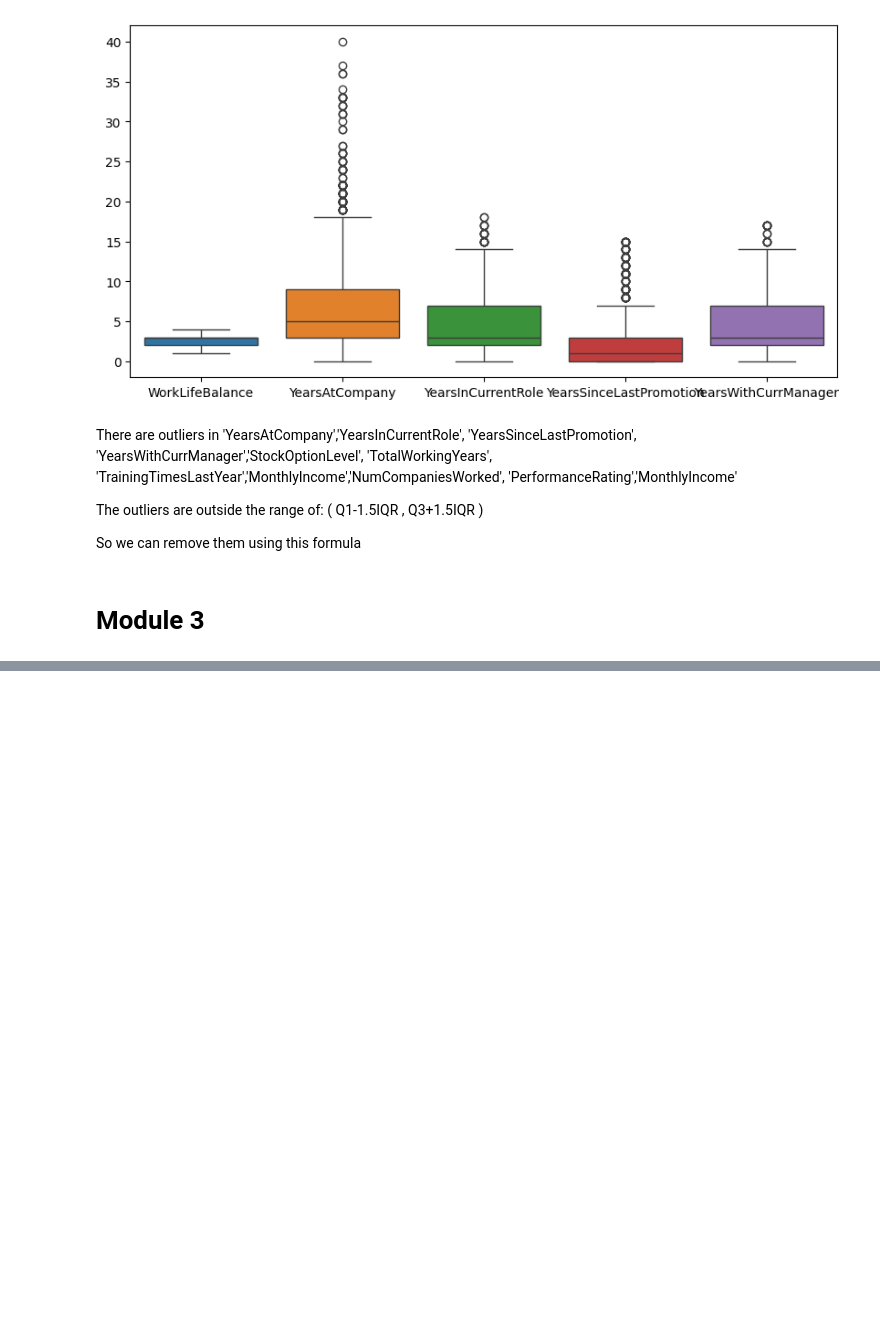
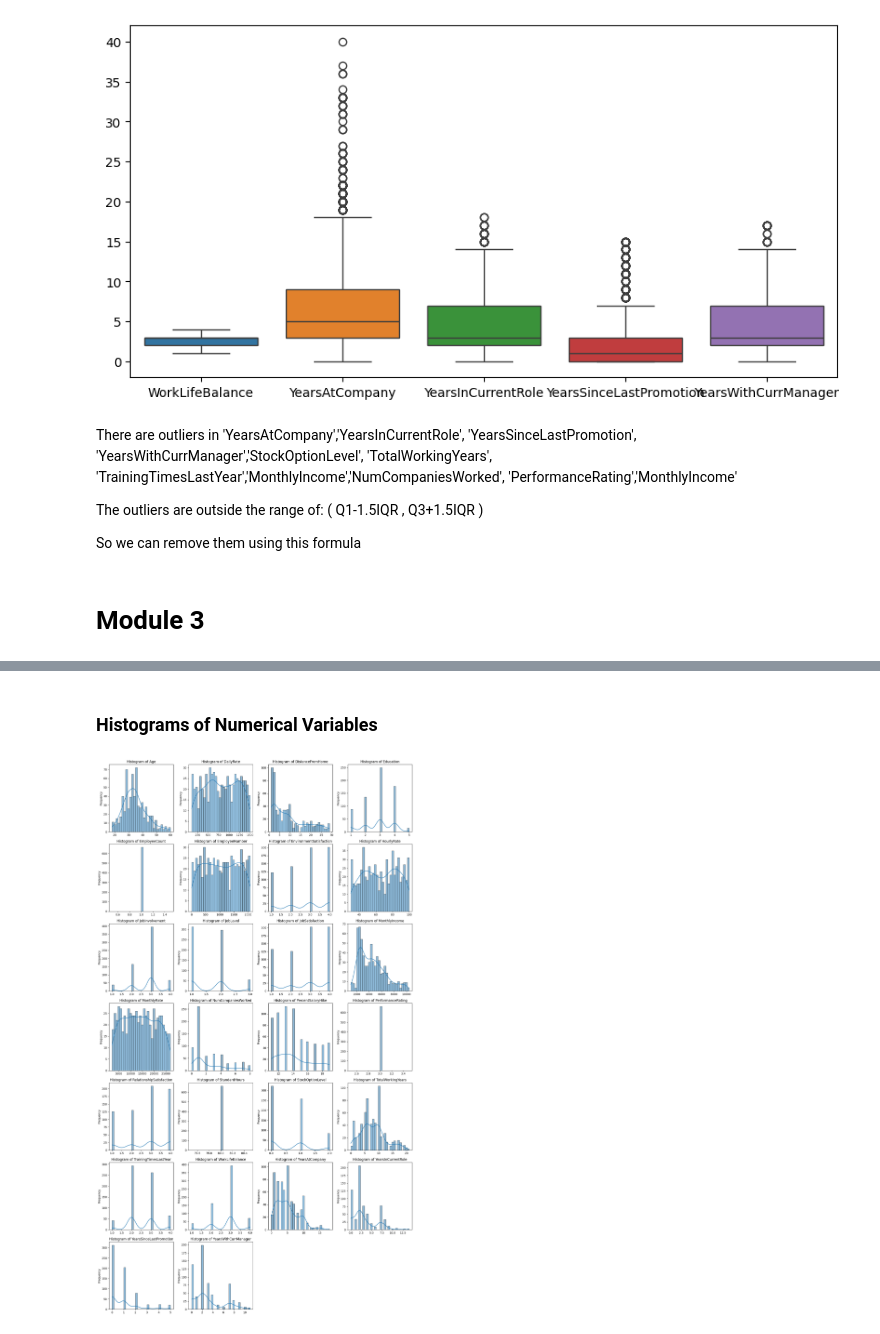
Before and after one commit to Shweta21BCE2781/BCSE331L-EDA, a Jupyter notebook: 21BCE2781.ipynb, the cells around one changed output, grey strips where cells are left out. Saved outputs shown, nothing was run; the diff lists cells and outputs as text; code cells hidden in the pictures; blank space fills up the shorter version.

```diff
--- a/21BCE2781.ipynb
+++ b/21BCE2781.ipynb
@@ -251,3 +251,12 @@ for col in columns:
         df = df[(df[col] >= lower) & (df[col] <= upper)]
 # %% [markdown]
 # Module 3
+# %%
+# Import necessary libraries
+import pandas as pd
+import seaborn as sns
+import matplotlib.pyplot as plt
+from IPython.display import display, Markdown
+
+# Select only numerical columns
+numerical_df = df.select_dtypes(include=['number'])
@@ -253,0 +298,23 @@ for col in columns:
+# %% [markdown]
+### Histograms of Numerical Variables
+# %%
+num_cols = len(numerical_df.columns)
+num_rows = (num_cols + 3) // 4
+
+# subplots
+fig, axes = plt.subplots(nrows=num_rows, ncols=4, figsize=(16, 4 * num_rows))
+axes = axes.flatten()
+
+for i, col in enumerate(numerical_df.columns):
+    sns.histplot(numerical_df[col], bins=30, kde=True, ax=axes[i])
+    axes[i].set_title(f"Histogram of {col}")
+    axes[i].set_xlabel("")
+    axes[i].set_ylabel("Frequency")
+
+for j in range(i + 1, len(axes)):
+    fig.delaxes(axes[j])
+
+plt.tight_layout()
+plt.show()
+# %% [output]
+[figure, added]
```
Also changed, not shown: parts of 24 cells of this notebook.
